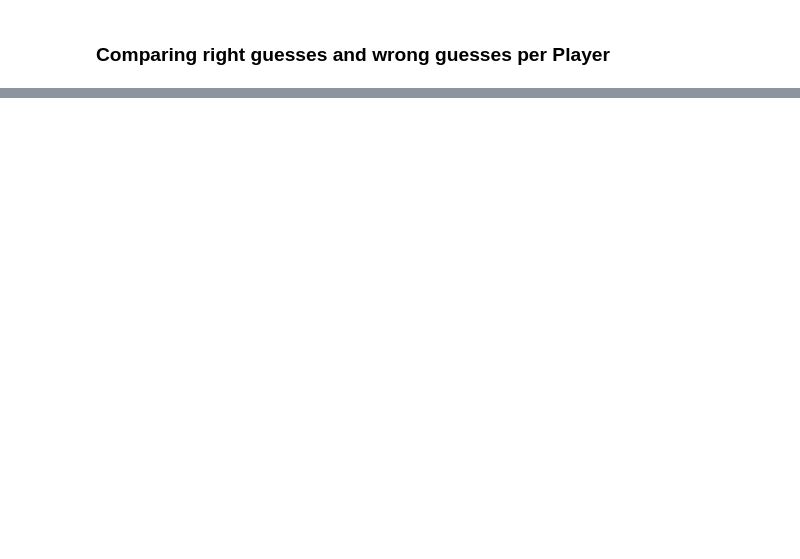
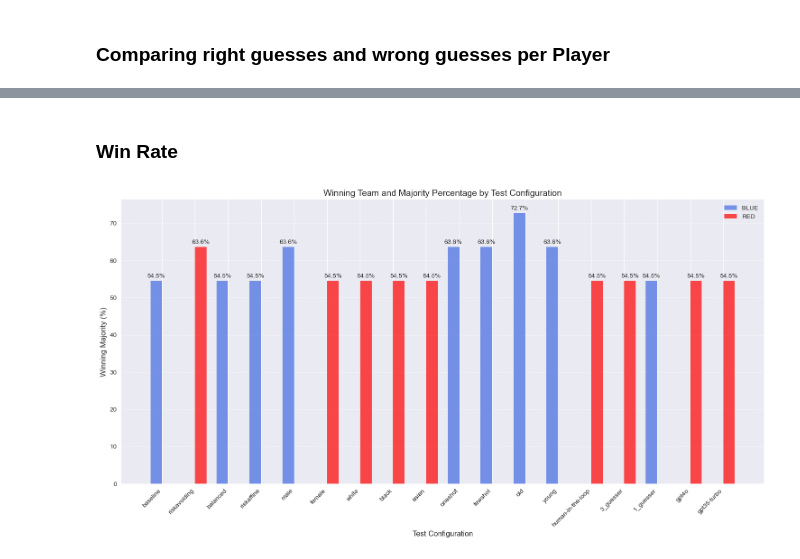
Before and after one commit to Anni0401/LLMs, a Jupyter notebook: LLMs/evaluation/evaluation_optimization.ipynb, the cells around one changed output, grey strips where cells are left out. Saved outputs shown, nothing was run; the diff lists cells and outputs as text; code cells hidden in the pictures; blank space fills up the shorter version.

```diff
--- a/LLMs/evaluation/evaluation_optimization.ipynb
+++ b/LLMs/evaluation/evaluation_optimization.ipynb
@@ -139,0 +151,50 @@ plt.show()
+# %% [markdown]
+### Win Rate
+# %%
+# Assuming evaluation_data is your DataFrame
+fig, ax = plt.subplots(figsize=(15, 8))
+
+# Get unique test configurations
+tests = evaluation_data['test'].unique()
+x = np.arange(len(tests))
+width = 0.35
+
+# Create bars for BLUE and RED wins
+blue_mask = evaluation_data['winner'] == 'BLUE'
+red_mask = evaluation_data['winner'] == 'RED'
+
+blue_bars = ax.bar(x[blue_mask] - width/2,
+                  evaluation_data[blue_mask]['majority'],
+                  width, label='BLUE', color='royalblue', alpha=0.7)
+red_bars = ax.bar(x[red_mask] + width/2,
+                  evaluation_data[red_mask]['majority'],
+                  width, label='RED', color='red', alpha=0.7)
+
+# Customize the plot
+ax.set_ylabel('Winning Majority (%)', fontsize=12)
+ax.set_xlabel('Test Configuration', fontsize=12)
+ax.set_title('Winning Team and Majority Percentage by Test Configuration', fontsize=14)
+ax.set_xticks(x)
+ax.set_xticklabels(tests, rotation=45, ha='right')
+ax.legend()
+
+# Add grid for better readability
+ax.grid(True, axis='y', linestyle='--', alpha=0.7)
+
+# Add value labels on top of bars
+def autolabel(bars):
+    for bar in bars:
+        height = bar.get_height()
+        ax.annotate(f'{height:.1f}%',
+                   xy=(bar.get_x() + bar.get_width() / 2, height),
+                   xytext=(0, 3),
+                   textcoords="offset points",
+                   ha='center', va='bottom')
+
+autolabel(blue_bars)
+autolabel(red_bars)
+
+plt.tight_layout()
+plt.show()
+# %% [output]
+[figure, added]
```
Also changed, not shown: parts of 4 cells of this notebook, 1 other file.
